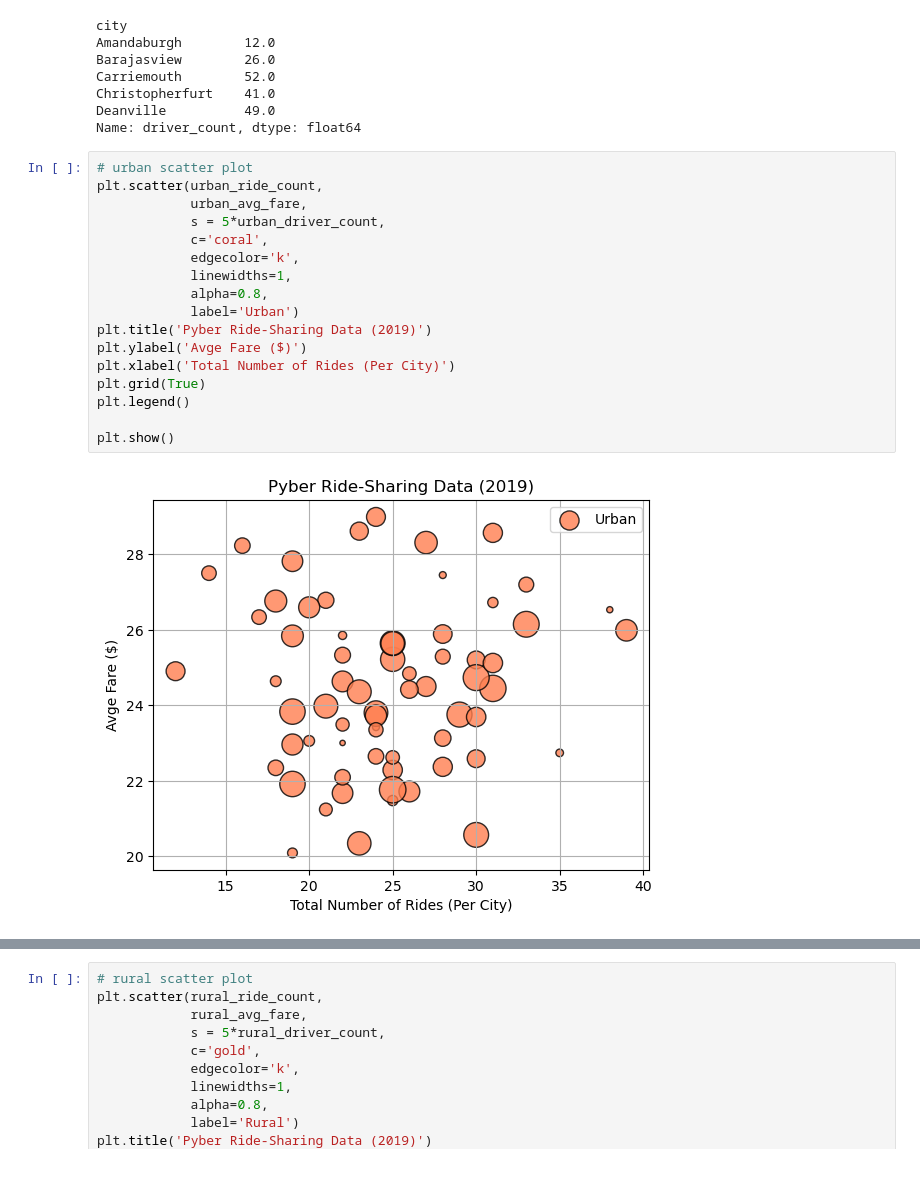
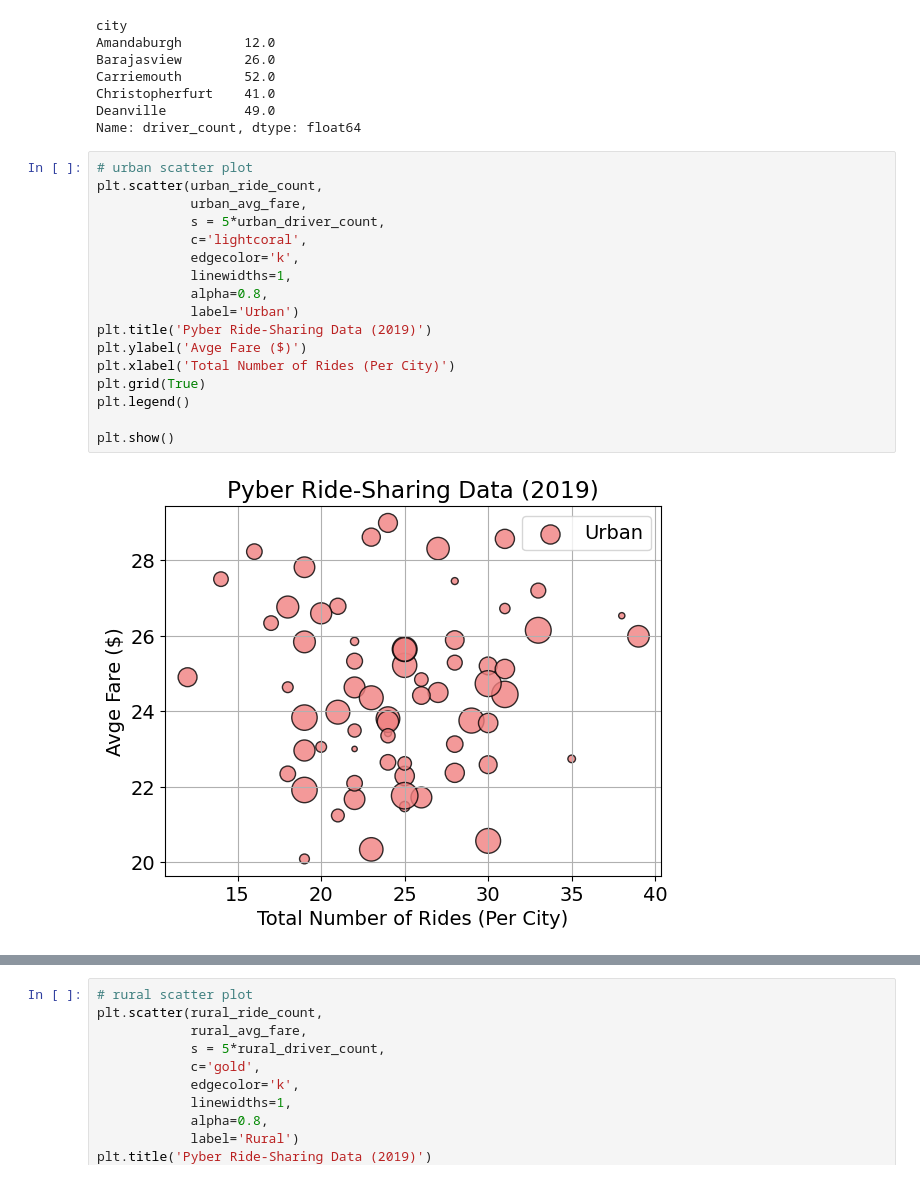
Before and after one commit to statocat/UNCBC-HW5-PyBer, a Jupyter notebook: Deliverables/PyBerAnalysis.ipynb, the cells around one changed output, grey strips where cells are left out. Saved outputs shown, nothing was run; the diff lists cells and outputs as text.

```diff
--- a/Deliverables/PyBerAnalysis.ipynb
+++ b/Deliverables/PyBerAnalysis.ipynb
@@ -156,22 +156,22 @@ Name: driver_count, dtype: float64
 # %%
 # urban scatter plot
 plt.scatter(urban_ride_count,
             urban_avg_fare,
             s = 5*urban_driver_count,
-            c='coral',
+            c='lightcoral',
             edgecolor='k',
             linewidths=1,
             alpha=0.8,
             label='Urban')
 plt.title('Pyber Ride-Sharing Data (2019)')
 plt.ylabel('Avge Fare ($)')
 plt.xlabel('Total Number of Rides (Per City)')
 plt.grid(True)
 plt.legend()
 
 plt.show()
 # %% [output]
-[figure, old version]
+[figure, new version]
 # %%
 # suburban scatter plot
 plt.scatter(suburban_ride_count,
```
Also changed, not shown: parts of 3 cells of this notebook, 2 other files.
